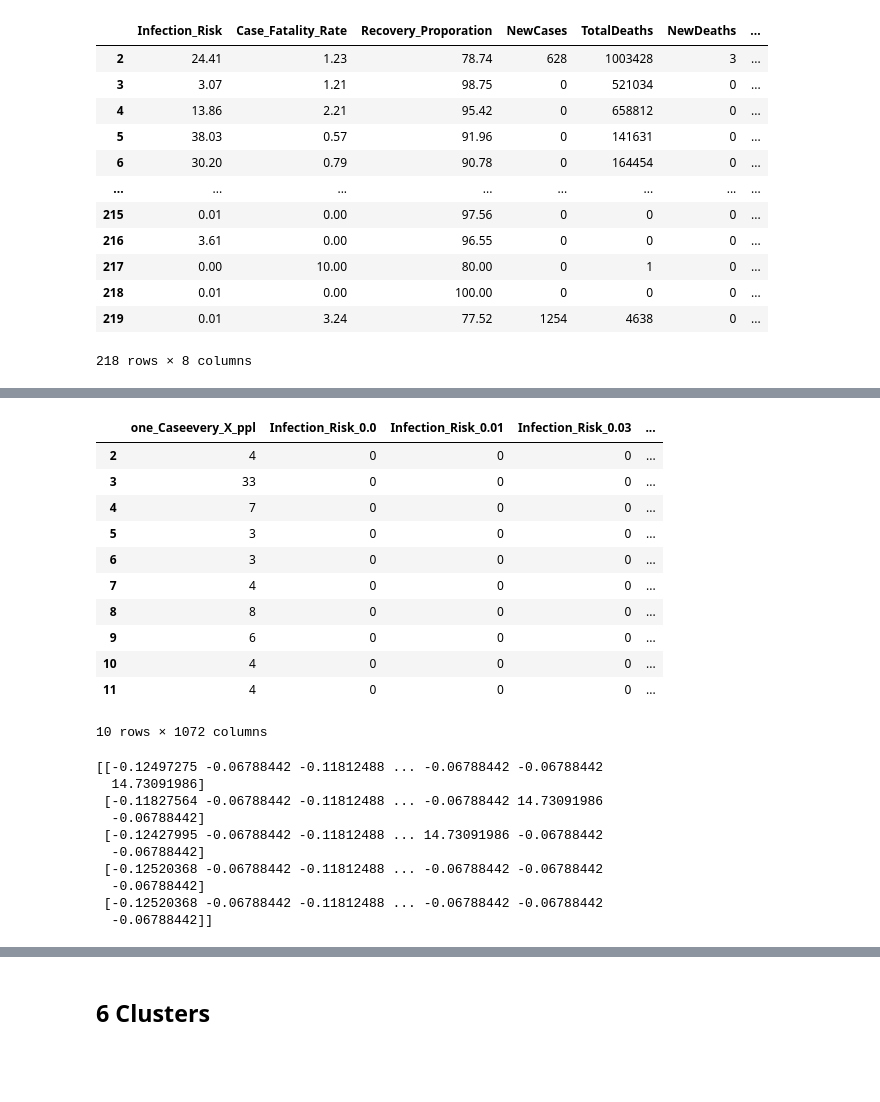
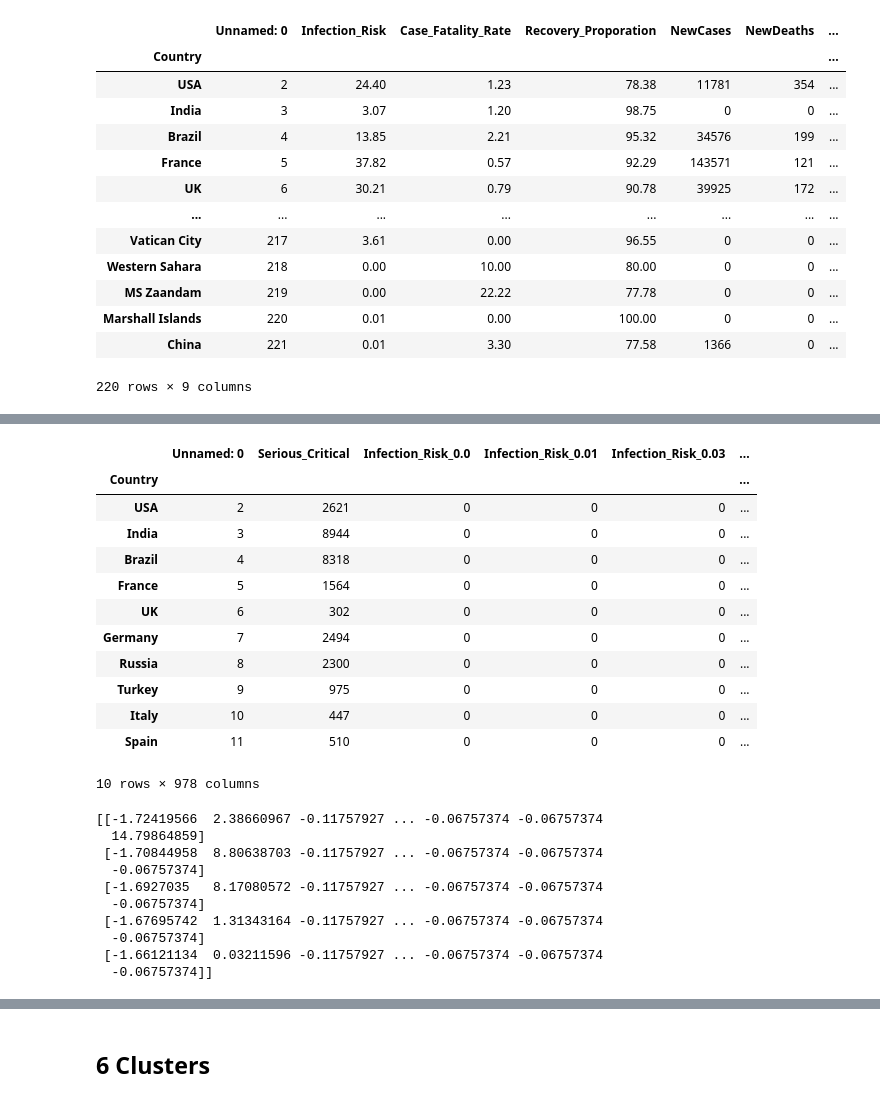
Before and after one commit to mhoussam1/Group-1-COVID19, a Jupyter notebook: final_ML-3-25.ipynb, the cells around one changed output, grey strips where cells are left out. Drawn from its saved outputs; the diff is of its cells as text; code cells hidden in the pictures; blank space fills up the shorter version.

Commit message:
final ML process

```diff
--- a/practise_ML-4-3.ipynb
+++ b/final_ML-3-25.ipynb
@@ -2,7 +2,7 @@
 import pandas as pd
 # %%
 #importaing data
-data = pd.read_csv("https://processedataproj.s3.amazonaws.com/groupone-job-3rd-APR_03Apr2022_1649027295929/groupone-job-3rd-APR_03Apr2022_1649027295929_part00003.csv")
+data = pd.read_csv("https://raw.githubusercontent.com/mhoussam1/Group-1-COVID19/charleside2001/covid_19.csv")
 covid_data = pd.DataFrame(data)
 # %%
 #checking data
@@ -17,5 +18,5 @@ covid_data.head(5)
 # %%
-covid_data_df = covid_data.drop(labels=["TotalCases"], axis=1)
+covid_data_df = covid_data.drop(labels=["id", "rank", "Continent", "Test_Percentage", "TotalCases", "TotalDeaths", "TotalRecovered", "TotalTests", "Population", "one_Caseevery_X_ppl", "one_Deathevery_X_ppl", "one_Testevery_X_ppl", "Deaths_1M_pop", "Tests_1M_Pop", "TotCases_1M_Pop"], axis=1)
 # %%
 covid_data_df = covid_data_df.iloc[2:]
 covid_data_df
@@ -36,21 +37,22 @@ covid_data_df
 # %%
-#covid_data_df = covid_data_df.set_index('Country')
+covid_data_df = covid_data_df.set_index('Country')
 # %%
 covid_data_df
 # %% [output]
-|  | Infection_Risk | Case_Fatality_Rate | Recovery_Proporation | NewCases | TotalDeaths | NewDeaths | ... |
-| 2 | 24.41 | 1.23 | 78.74 | 628 | 1003428 | 3 | ... |
-| 3 | 3.07 | 1.21 | 98.75 | 0 | 521034 | 0 | ... |
-| 4 | 13.86 | 2.21 | 95.42 | 0 | 658812 | 0 | ... |
-| 5 | 38.03 | 0.57 | 91.96 | 0 | 141631 | 0 | ... |
-| 6 | 30.20 | 0.79 | 90.78 | 0 | 164454 | 0 | ... |
+|  | Unnamed: 0 | Infection_Risk | Case_Fatality_Rate | Recovery_Proporation | NewCases | NewDeaths | ... |
+| Country |  |  |  |  |  |  | ... |
+| USA | 2 | 24.40 | 1.23 | 78.38 | 11781 | 354 | ... |
+| India | 3 | 3.07 | 1.20 | 98.75 | 0 | 0 | ... |
+| Brazil | 4 | 13.85 | 2.21 | 95.32 | 34576 | 199 | ... |
+| France | 5 | 37.82 | 0.57 | 92.29 | 143571 | 121 | ... |
+| UK | 6 | 30.21 | 0.79 | 90.78 | 39925 | 172 | ... |
 | ... | ... | ... | ... | ... | ... | ... | ... |
-| 215 | 0.01 | 0.00 | 97.56 | 0 | 0 | 0 | ... |
-| 216 | 3.61 | 0.00 | 96.55 | 0 | 0 | 0 | ... |
-| 217 | 0.00 | 10.00 | 80.00 | 0 | 1 | 0 | ... |
-| 218 | 0.01 | 0.00 | 100.00 | 0 | 0 | 0 | ... |
-| 219 | 0.01 | 3.24 | 77.52 | 1254 | 4638 | 0 | ... |
+| Vatican City | 217 | 3.61 | 0.00 | 96.55 | 0 | 0 | ... |
+| Western Sahara | 218 | 0.00 | 10.00 | 80.00 | 0 | 0 | ... |
+| MS Zaandam | 219 | 0.00 | 22.22 | 77.78 | 0 | 0 | ... |
+| Marshall Islands | 220 | 0.01 | 0.00 | 100.00 | 0 | 0 | ... |
+| China | 221 | 0.01 | 3.30 | 77.58 | 1366 | 0 | ... |
-218 rows × 8 columns
+220 rows × 9 columns
 # %%
 #import for kmean
 import pandas as pd
@@ -61,21 +63,22 @@ from sklearn.cluster import KMeans
 [interactive output not drawn]
 [interactive output not drawn]
 # %%
-X = pd.get_dummies(covid_data_df, columns = ["Infection_Risk", "Case_Fatality_Rate", "Recovery_Proporation", "NewCases", "TotalDeaths",	"NewDeaths",	"TotalRecovered"])
+X = pd.get_dummies(covid_data_df, columns = ["Infection_Risk", "Case_Fatality_Rate", "Recovery_Proporation", "NewCases", "NewDeaths", "NewRecovered", "ActiveCases"],  )
 X.head(10)
 # %% [output]
-|  | one_Caseevery_X_ppl | Infection_Risk_0.0 | Infection_Risk_0.01 | Infection_Risk_0.03 | ... |
-| 2 | 4 | 0 | 0 | 0 | ... |
-| 3 | 33 | 0 | 0 | 0 | ... |
-| 4 | 7 | 0 | 0 | 0 | ... |
-| 5 | 3 | 0 | 0 | 0 | ... |
-| 6 | 3 | 0 | 0 | 0 | ... |
-| 7 | 4 | 0 | 0 | 0 | ... |
-| 8 | 8 | 0 | 0 | 0 | ... |
-| 9 | 6 | 0 | 0 | 0 | ... |
-| 10 | 4 | 0 | 0 | 0 | ... |
-| 11 | 4 | 0 | 0 | 0 | ... |
+|  | Unnamed: 0 | Serious_Critical | Infection_Risk_0.0 | Infection_Risk_0.01 | Infection_Risk_0.03 | ... |
+| Country |  |  |  |  |  | ... |
+| USA | 2 | 2621 | 0 | 0 | 0 | ... |
+| India | 3 | 8944 | 0 | 0 | 0 | ... |
+| Brazil | 4 | 8318 | 0 | 0 | 0 | ... |
+| France | 5 | 1564 | 0 | 0 | 0 | ... |
+| UK | 6 | 302 | 0 | 0 | 0 | ... |
+| Germany | 7 | 2494 | 0 | 0 | 0 | ... |
+| Russia | 8 | 2300 | 0 | 0 | 0 | ... |
+| Turkey | 9 | 975 | 0 | 0 | 0 | ... |
+| Italy | 10 | 447 | 0 | 0 | 0 | ... |
+| Spain | 11 | 510 | 0 | 0 | 0 | ... |
-10 rows × 1072 columns
+10 rows × 978 columns
 # %%
 from sklearn.preprocessing import StandardScaler, MinMaxScaler
 # %%
@@ -83,16 +86,16 @@ from sklearn.preprocessing import StandardScaler, MinMaxScaler
 covid_scaled = StandardScaler().fit_transform(X)
 print(covid_scaled [0:5])
 # %% [output]
-[[-0.12497275 -0.06788442 -0.11812488 ... -0.06788442 -0.06788442
-  14.73091986]
- [-0.11827564 -0.06788442 -0.11812488 ... -0.06788442 14.73091986
-  -0.06788442]
- [-0.12427995 -0.06788442 -0.11812488 ... 14.73091986 -0.06788442
-  -0.06788442]
- [-0.12520368 -0.06788442 -0.11812488 ... -0.06788442 -0.06788442
-  -0.06788442]
- [-0.12520368 -0.06788442 -0.11812488 ... -0.06788442 -0.06788442
-  -0.06788442]]
+[[-1.72419566  2.38660967 -0.11757927 ... -0.06757374 -0.06757374
+  14.79864859]
+ [-1.70844958  8.80638703 -0.11757927 ... -0.06757374 -0.06757374
+  -0.06757374]
+ [-1.6927035   8.17080572 -0.11757927 ... -0.06757374 -0.06757374
+  -0.06757374]
+ [-1.67695742  1.31343164 -0.11757927 ... -0.06757374 -0.06757374
+  -0.06757374]
+ [-1.66121134  0.03211596 -0.11757927 ... -0.06757374 -0.06757374
+  -0.06757374]]
 # %%
 from sklearn.decomposition import PCA
 # %%
```
Also changed, not shown: parts of 8 cells of this notebook, 3 other files.
